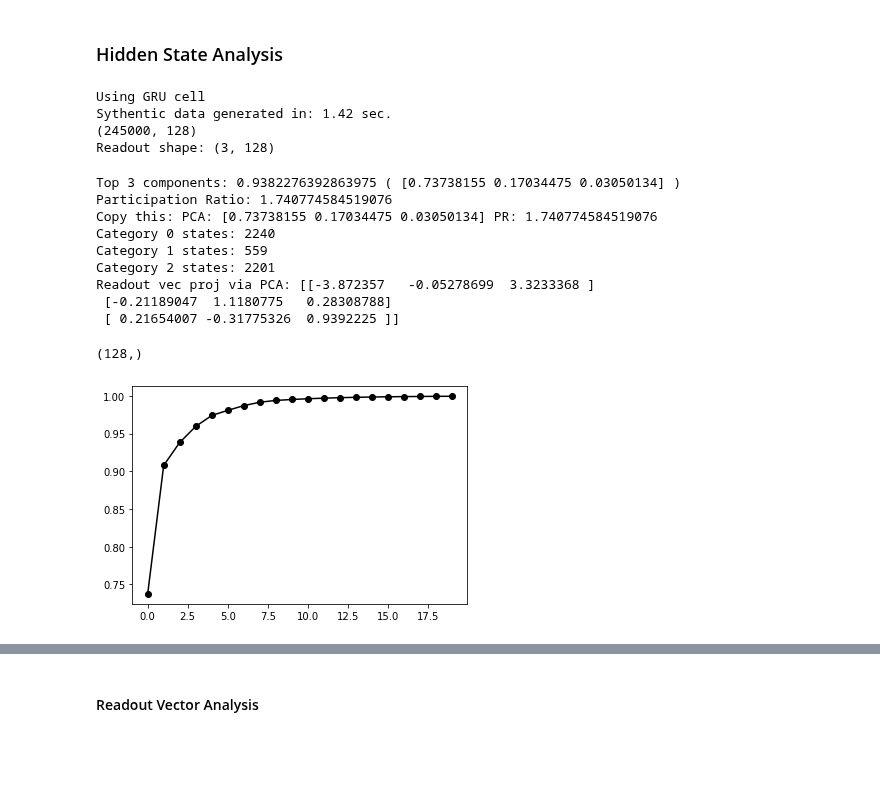
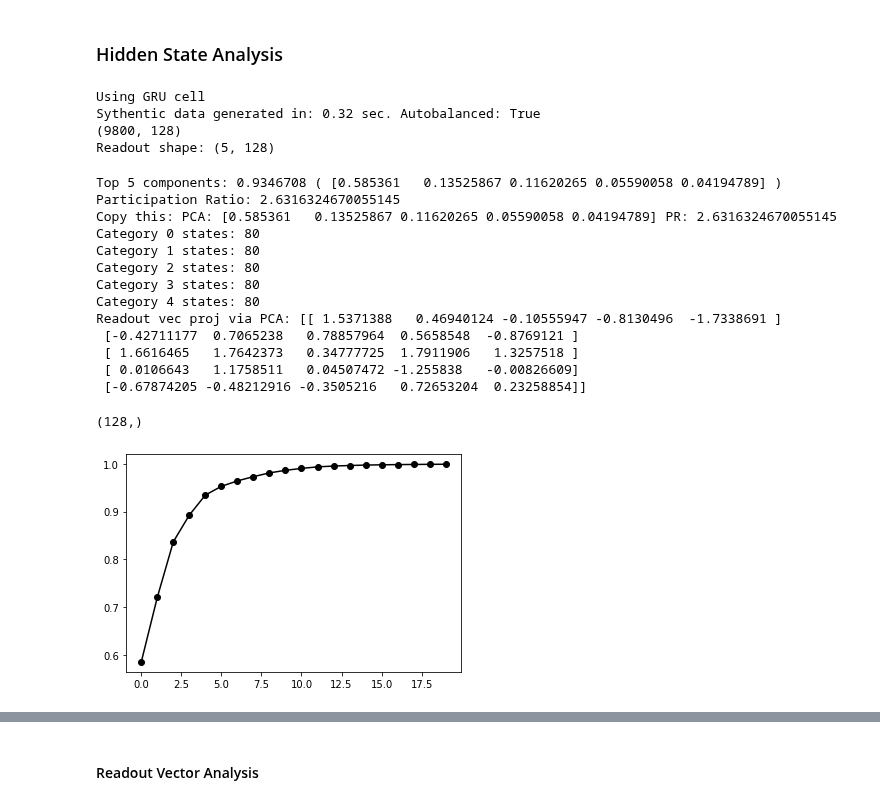
Before and after one commit to kaitken17/colab_based_projects, a Jupyter notebook: sythetic_analysis_multiclass.ipynb, the cells around one changed output, grey strips where cells are left out. Saved outputs shown, nothing was run; the diff lists cells and outputs as text; code cells hidden in the pictures; blank space fills up the shorter version.

```diff
--- a/sythetic_analysis_multiclass.ipynb
+++ b/sythetic_analysis_multiclass.ipynb
@@ -979,9 +1028,10 @@ toy_params = {
   'loss_type': 'XE',
   'context_words' : False,
   'unordered_class': True, # Use an unordered class set
-  'n_unordered': 3,
-  'words': ['kinda0', 'kinda1', 'kinda2',],
-  'eps2': 0.3
+  'n_unordered': 5,
+  'words': ['kinda0', 'kinda1', 'kinda2', 'kinda3', 'kinda4',],
+  'eps5': 1.0,
+  # 'eps2': 0.3
   # 'corr_vals': {'01': 0.1,'12': 0.1,'23': 0.1, '30': 0.1},
 }
 
@@ -1031,6 +1081,7 @@ train_params = {
   'n_datasets': 5,                           # Number of new train sets to generate total (this is slow)
   'epochs': 2,                               # How many times to go through each train set completely
   'test_set_size': 200,
+  'auto_balance': True,
 
   'decay_fun': optimizers.exponential_decay(init_lr, decay_steps=1, decay_rate=decay_factor),
 }
@@ -1048,7 +1099,7 @@ new_network = True
 load_network = False
 save_data = True
 
-path = '/content/drive/My Drive/ml_research/fixedpoints_nlp/data/gru_3classrgb_minimal_eps2is03_noRO_l2is5e-4.pickle'
+path = '/content/drive/My Drive/ml_research/fixedpoints_nlp/data/gru_5classrgb_minimal_eps5is10_noRO_l2is5e-4_2.pickle'
 save_data = override_data(path, save_data)
 
 if new_network:
@@ -1113,7 +1164,7 @@ Step 10000 in 1.76 sec, step size: 0.00498, test acc 0.9850, avg training loss 0
 Data Saved
 # %%
 # Save the network
-path =  '/content/drive/My Drive/ml_research/fixedpoints_nlp/data/gru_3classrgb_xe_noRO_l2is5e-4.pickle'
+path =  '/content/drive/My Drive/ml_research/fixedpoints_nlp/data/gru_5classrgb_minimal_eps5is05_noRO_l2is5e-4_2.pickle'
 
 # train_params.pop('decay_fun')
 
@@ -1123,7 +1174,7 @@ save_run_data(path, save_data, get_params(opt_state), toy_params, rnn_specs, tra
 NameError: ignored
 # %%
 # Loads network
-path = '/content/drive/My Drive/ml_research/fixedpoints_nlp/data/gru_3classrgb_minimal_3hsspace_noRO_l2is5e-4.pickle'
+path = '/content/drive/My Drive/ml_research/fixedpoints_nlp/data/gru_5classrgb_minimal_eps5is05_noRO_l2is5e-4_2.pickle'
 
 with open(path, 'rb') as load_file:
     params_loaded = pickle.load(load_file)
@@ -1293,12 +1345,12 @@ def find_correlation_dimension(r_val_range, dist_sq, num_pts=100, show_plot=Fals
 cell = build_cell(rnn_specs)
 
 # Get RNN hidden states in response to a test batch.
-n_trials = 5000
+n_trials = 400
 
-syn_data_test = generate_data(n_trials, toy_params, rnn_specs['output_size'])
+syn_data_test = generate_data(n_trials, toy_params, rnn_specs['output_size'], auto_balance=True)
 
 hs = rnn_states(syn_data_test, rnn_params)
-pts = np.vstack(hs) #[::2] # Gets every other state to eliminate states that are too close
+pts = np.vstack(hs)[::2] # Gets every other state to eliminate states that are too close
 print(pts.shape)
 
 if rnn_specs['ro_bias']:
@@ -1309,51 +1361,55 @@ readout = wO.T
 print('Readout shape:', readout.shape)
 # %% [output]
 Using GRU cell
-Sythentic data generated in: 1.42 sec.
-(245000, 128)
-Readout shape: (3, 128)
+Sythentic data generated in: 0.32 sec. Autobalanced: True
+(9800, 128)
+Readout shape: (5, 128)
 # %%
-pc_dims = 3
+pc_dims = 5
 
 # Finds percentage of variance explained by top pc_dims of PCA
 pca_full = PCA(n_components=rnn_specs['hidden_size'])
 _ = pca_full.fit_transform(pts)
 explained_var = pca_full.explained_variance_ratio_
 print('Top', pc_dims, 'components:', np.sum(explained_var[:pc_dims]), '(', explained_var[:pc_dims],')')
 print('Participation Ratio:', participation_ratio_vector(pca_full.explained_variance_))
 print('Copy this: PCA:', explained_var[:pc_dims], 'PR:', participation_ratio_vector(pca_full.explained_variance_))
 total_exvar = []
 for i in range(rnn_specs['hidden_size']-1):
   total_exvar.append(np.sum(explained_var[:i+1]))
 plt.figure()
 plt.plot(total_exvar[:20], 'k-o')
 
 # Group these states by the corresponding label.
 states = []
 for i in range(len(toy_params['sentiments'])):
   states.append([h for h, lbl in zip(hs, syn_data_test['labels']) if np.argmax(lbl[toy_params['phrase_length']-1]) == i])
   print('Category {} states:'.format(i), len(states[i]))
 
 # We use principal components analysis (PCA) for visualization.
 pca = PCA(n_components=pc_dims).fit(pts)
 comp = pca.components_ # pc_dims x n_hidden
 print('Readout vec proj via PCA:', pca.transform(readout).T)
 
 # The initial state.
 h0 = cell.get_initial_state(rnn_params)
 h0.shape
 # %% [output]
-Top 3 components: 0.9382276392863975 ( [0.73738155 0.17034475 0.03050134] )
-Participation Ratio: 1.740774584519076
-Copy this: PCA: [0.73738155 0.17034475 0.03050134] PR: 1.740774584519076
-Category 0 states: 2240
-Category 1 states: 559
-Category 2 states: 2201
-Readout vec proj via PCA: [[-3.872357   -0.05278699  3.3233368 ]
- [-0.21189047  1.1180775   0.28308788]
- [ 0.21654007 -0.31775326  0.9392225 ]]
+Top 5 components: 0.9346708 ( [0.585361   0.13525867 0.11620265 0.05590058 0.04194789] )
+Participation Ratio: 2.6316324670055145
+Copy this: PCA: [0.585361   0.13525867 0.11620265 0.05590058 0.04194789] PR: 2.6316324670055145
+Category 0 states: 80
+Category 1 states: 80
+Category 2 states: 80
+Category 3 states: 80
+Category 4 states: 80
+Readout vec proj via PCA: [[ 1.5371388   0.46940124 -0.10555947 -0.8130496  -1.7338691 ]
+ [-0.42711177  0.7065238   0.78857964  0.5658548  -0.8769121 ]
+ [ 1.6616465   1.7642373   0.34777725  1.7911906   1.3257518 ]
+ [ 0.0106643   1.1758511   0.04507472 -1.255838   -0.00826609]
+ [-0.67874205 -0.48212916 -0.3505216   0.72653204  0.23258854]]
 (128,)
-[figure, old version]
+[figure, new version]
 # %%
 # Here, we visualize the hidden states of the RNN, projected into a
 # low-dimensional 2D state space.
```
Also changed, not shown: parts of 13 cells of this notebook.
